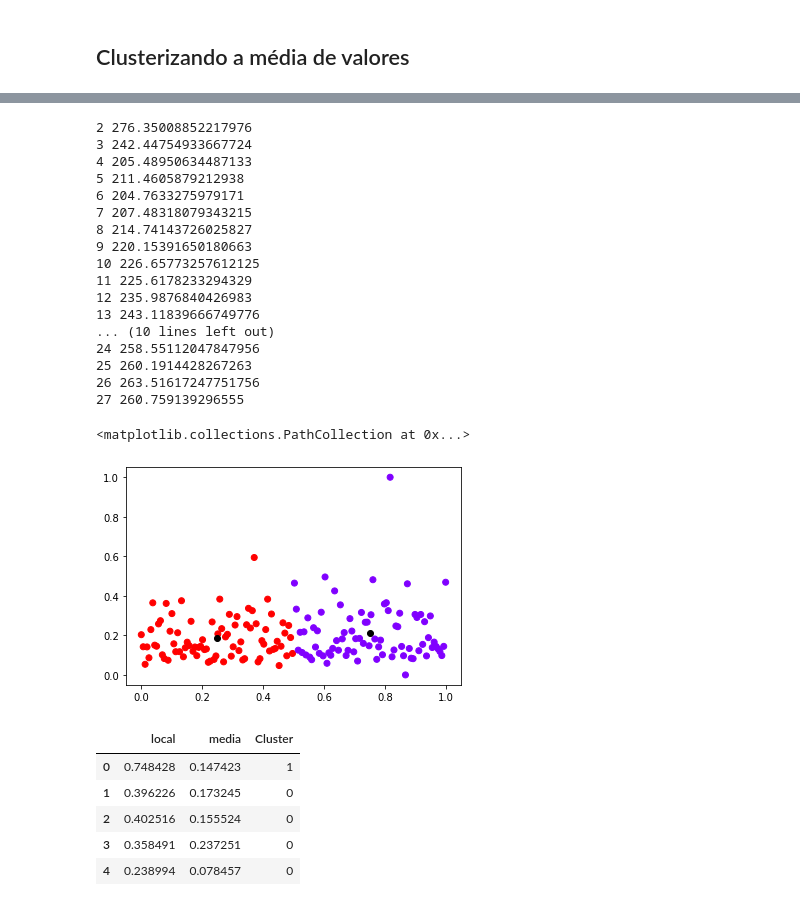
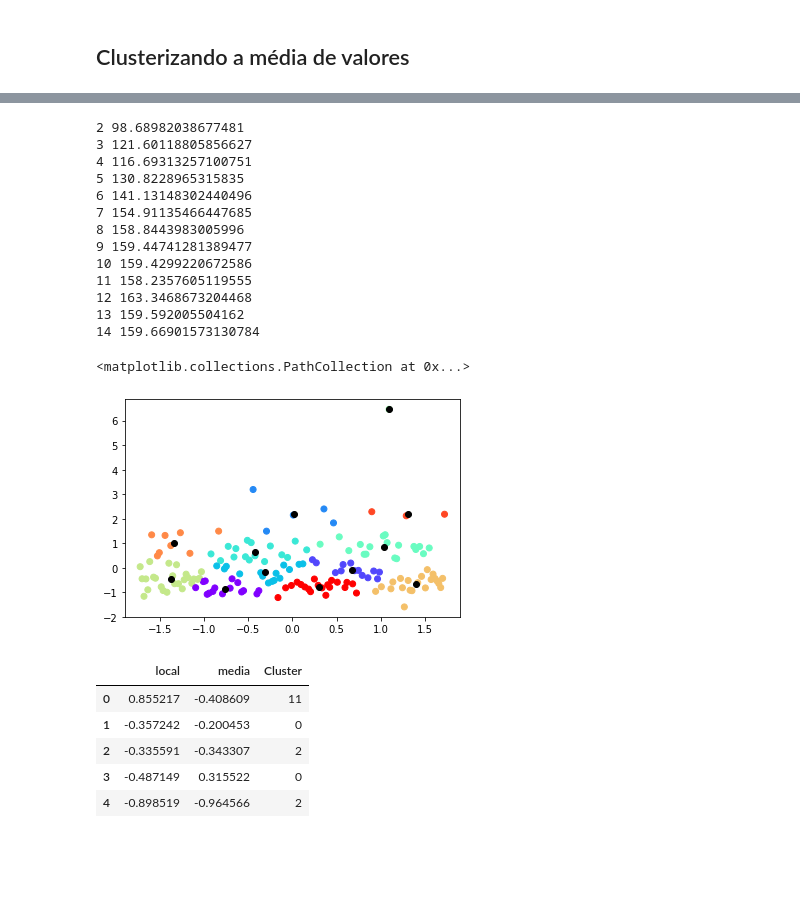
Before and after one commit to gizattos/cost_of_living_clustering, a Jupyter notebook: cost_of_living_clustering.ipynb, the cells around one changed output, grey strips where cells are left out. Cells and saved outputs as stored; diff of their text form; code cells hidden in the pictures; blank space fills up the shorter version.

```diff
--- a/cost_of_living_clustering.ipynb
+++ b/cost_of_living_clustering.ipynb
@@ -128,7 +129,7 @@ Ambos os métodos chegaram a uma quantidade de 2 clusters, como melhor quantidad
 # %%
 ## Treinando com coluna de média
 kmeans = KMeans(n_clusters=2)
-kmeans.fit(df)
+kmeans.fit(df_minMax)
 # %% [output]
 KMeans(algorithm='auto', copy_x=True, init='k-means++', max_iter=300,
        n_clusters=2, n_init=10, n_jobs=None, precompute_distances='auto',
@@ -173,6 +174,10 @@ plt.scatter(kmeans.cluster_centers_[:,0] ,kmeans.cluster_centers_[:,1], color='b
 [figure]
 # %% [markdown]
 <h2>Clusterizando a média de valores</h2>
+# %%
+le = preprocessing.StandardScaler()
+df_features = le.fit_transform(df.values)
+df = pd.DataFrame(df_features, index=df.index, columns=df.columns)
 # %%
 ## descobrindo a melhor quantidade de clusters através do método elbow
 df_media = df[['local','media']]
@@ -192,37 +197,33 @@ plt.show()
 # %%
 ## descobrindo a melhor quantidade de clusters através do método elbow
-for k in range(2, 28):
+for k in range(2, 15):
     kmeans_model = KMeans(n_clusters=k, random_state=1).fit(df_media)
     labels = kmeans_model.labels_
     labels = kmeans_model.labels_
     print (k, metrics.calinski_harabaz_score(df_media, labels))
 # %% [output]
-2 276.35008852217976
-3 242.44754933667724
-4 205.48950634487133
-5 211.4605879212938
-6 204.7633275979171
-7 207.48318079343215
-8 214.74143726025827
-9 220.15391650180663
-10 226.65773257612125
-11 225.6178233294329
-12 235.9876840426983
-13 243.11839666749776
-... (10 lines left out)
-24 258.55112047847956
-25 260.1914428267263
-26 263.51617247751756
-27 260.759139296555
+2 98.68982038677481
+3 121.60118805856627
+4 116.69313257100751
+5 130.8228965315835
+6 141.13148302440496
+7 154.91135466447685
+8 158.8443983005996
+9 159.44741281389477
+10 159.4299220672586
+11 158.2357605119555
+12 163.3468673204468
+13 159.592005504162
+14 159.66901573130784
 # %%
 
-kmeans = KMeans(n_clusters=2)
+kmeans = KMeans(n_clusters=12)
 kmeans.fit(df_media)
 plt.scatter(df_media.iloc[:,0],df_media.iloc[:,1], c=kmeans.labels_, cmap='rainbow')
 plt.scatter(kmeans.cluster_centers_[:,0] ,kmeans.cluster_centers_[:,1], color='black')
 # %% [output]
 <matplotlib.collections.PathCollection at 0x...>
-[figure, old version]
+[figure, new version]
 # %%
 ## y = kmeans.fit_predict(df[['Feat_1', 'Feat_2', 'Feat_3', 'Feat_4']])
 y = kmeans.fit_predict(df_media)
@@ -230,11 +231,11 @@ df_media['Cluster'] = y
 df_media.head()
 # %% [output]
 |  | local | media | Cluster |
-| 0 | 0.748428 | 0.147423 | 1 |
-| 1 | 0.396226 | 0.173245 | 0 |
-| 2 | 0.402516 | 0.155524 | 0 |
-| 3 | 0.358491 | 0.237251 | 0 |
-| 4 | 0.238994 | 0.078457 | 0 |
+| 0 | 0.855217 | -0.408609 | 11 |
+| 1 | -0.357242 | -0.200453 | 0 |
+| 2 | -0.335591 | -0.343307 | 2 |
+| 3 | -0.487149 | 0.315522 | 0 |
+| 4 | -0.898519 | -0.964566 | 2 |
 # %%
 ## criando nova coluna com os nomes reais
 df_media['local_desc'] = local
```
Also changed, not shown: parts of 9 cells of this notebook.
